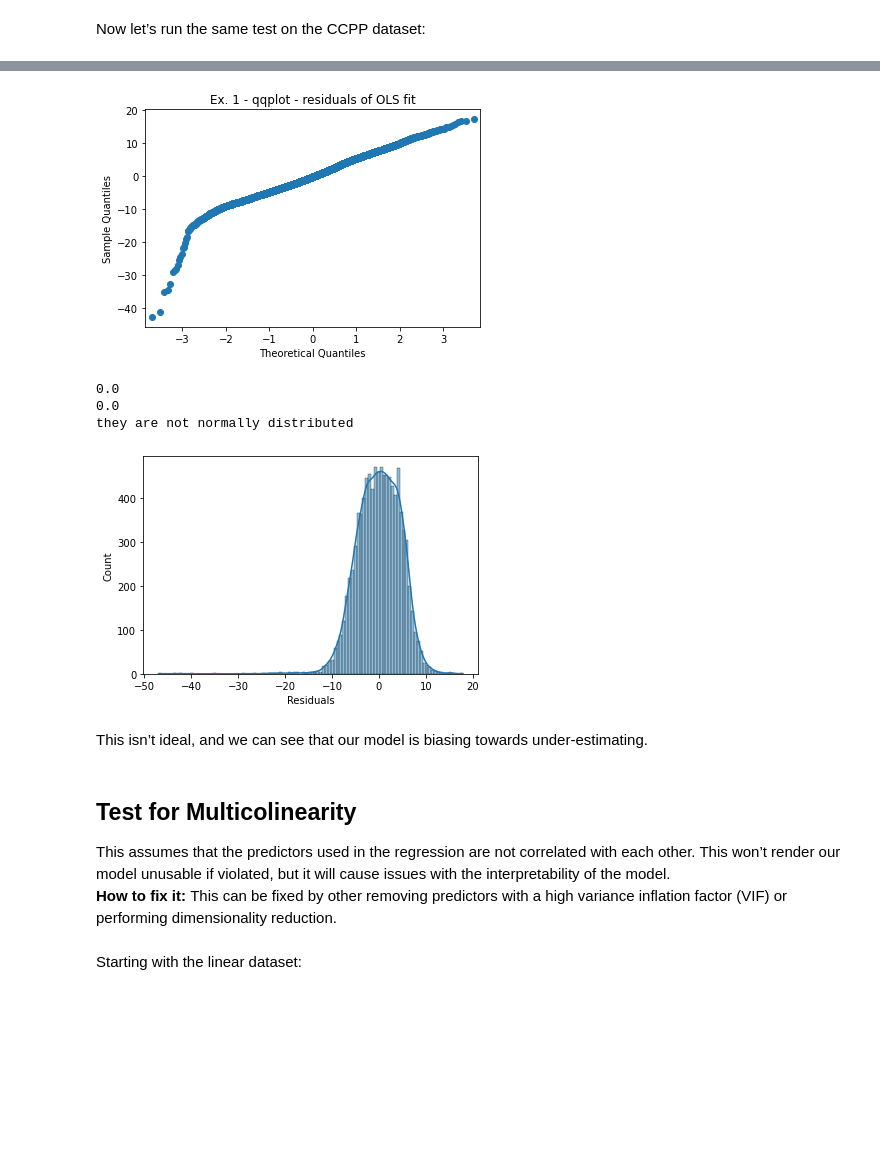
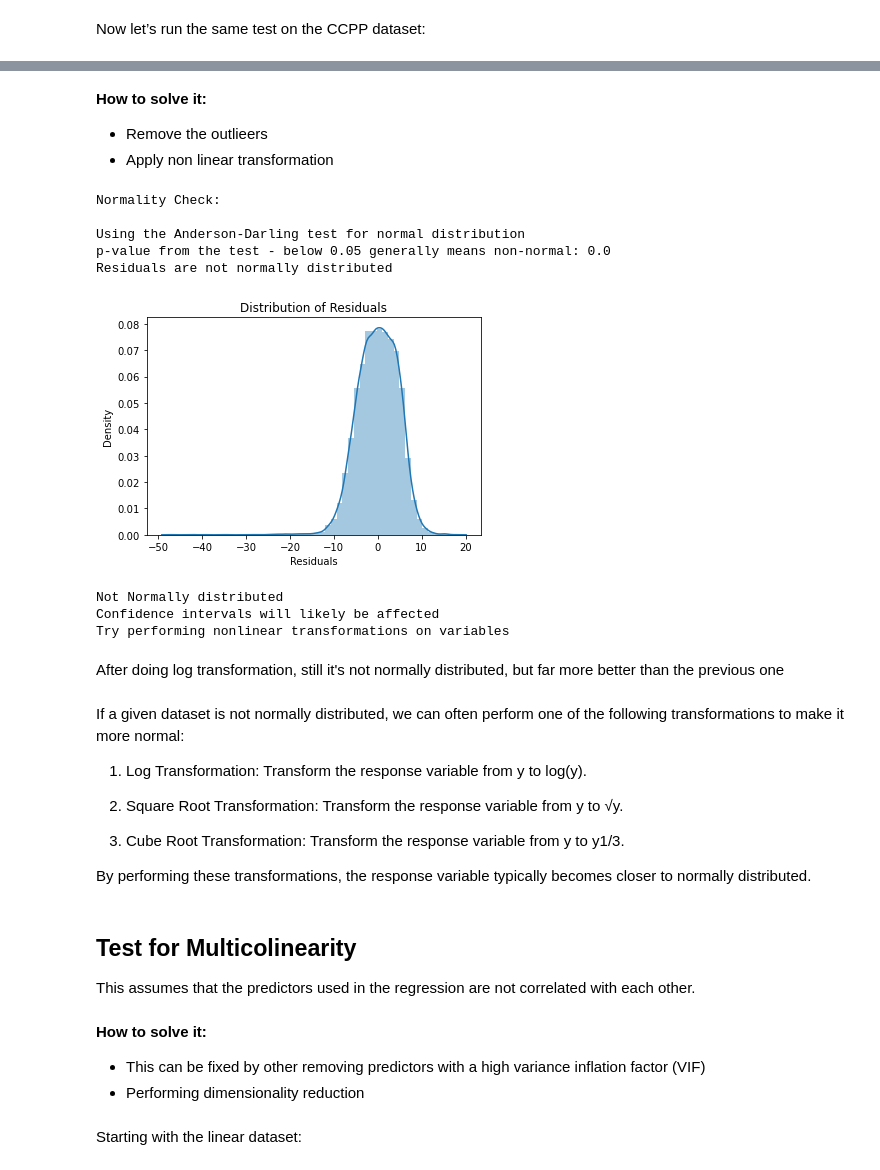
Before and after one commit to nafisa-samia/Using-Regression-Algorithm-Combined-Cycle-Power-Plant-Energy-Prediction, a Jupyter notebook: Combined_Cycle_Power_Plant_Regression.ipynb, the cells around one changed output, grey strips where cells are left out. Cells and saved outputs as stored; diff of their text form; code cells hidden in the pictures; blank space fills up the shorter version.

Commit message:
Assumptions of LR updated v3

```diff
--- a/Combined_Cycle_Power_Plant_Regression.ipynb
+++ b/Combined_Cycle_Power_Plant_Regression.ipynb
@@ -251,12 +347,7 @@ More specifically, this assumes that the error terms of the model are normally d
 # %%
 def normal_errors_assumption(model, features, label, p_value_thresh=0.05):
-    """
-    Normality: Assumes that the error terms are normally distributed. If they are not,
-    nonlinear transformations of variables may solve this.
 
-    This assumption being violated primarily causes issues with the confidence intervals
-    """
-    print('Normality: The error terms are normally distributed', '\n')
+    print('Normality Check:', '\n')
 
     # Calculating residuals for the Anderson-Darling test
     df_results = residual(model, features, label)
@@ -280,10 +371,9 @@ def normal_errors_assumption(model, features, label, p_value_thresh=0.05):
 
     print()
     if p_value > p_value_thresh:
-        print('Assumption satisfied')
+        print('Normally distributed')
     else:
-        print('Assumption not satisfied')
-        print()
+        print('Not Normally distributed')
         print('Confidence intervals will likely be affected')
         print('Try performing nonlinear transformations on variables')
 # %% [markdown]
@@ -354,31 +405,41 @@ Descriptive Statistics
-# %%
-model = sm.OLS(y, X)
-mod_fit = model.fit()
-res = mod_fit.resid # residuals
-pplot = sm.ProbPlot(res)
-fig = pplot.qqplot()
-h = plt.title("Ex. 1 - qqplot - residuals of OLS fit")
-plt.show()
-# %% [output]
-[figure, removed]
+# %% [markdown]
+**How to solve it:**
+- Remove the outlieers
+- Apply non linear transformation
 # %%
-from sklearn.preprocessing import FunctionTransformer
 transformer = FunctionTransformer(np.log1p)
 X=transformer.transform(X)
-lr_transform=LinearRegression()
+lr_transform = LinearRegression()
 lr_transform.fit(X,y)
-Normality_test(lr_transform,X,y)
+normal_errors_assumption(lr_transform,X,y)
 # %% [output]
-0.0
-0.0
-they are not normally distributed
+Normality Check:
+
+Using the Anderson-Darling test for normal distribution
+p-value from the test - below 0.05 generally means non-normal: 0.0
+Residuals are not normally distributed
-[figure, old version]
+[figure, new version]
+Not Normally distributed
+Confidence intervals will likely be affected
+Try performing nonlinear transformations on variables
 # %% [markdown]
-This isn’t ideal, and we can see that our model is biasing towards under-estimating.
+After doing log transformation, still it's not normally distributed, but far more better than the previous one
+# %% [markdown]
+If a given dataset is not normally distributed, we can often perform one of the following transformations to make it more normal:
+
+1. Log Transformation: Transform the response variable from y to log(y).
+
+2. Square Root Transformation: Transform the response variable from y to √y.
+
+3. Cube Root Transformation: Transform the response variable from y to y1/3.
+
+By performing these transformations, the response variable typically becomes closer to normally distributed.
 # %% [markdown]
 ## Test for Multicolinearity
-This assumes that the predictors used in the regression are not correlated with each other. This won’t render our model unusable if violated, but it will cause issues with the interpretability of the model.
-<br>
-<b>How to fix it: </b>This can be fixed by other removing predictors with a high variance inflation factor (VIF) or performing dimensionality reduction.
+This assumes that the predictors used in the regression are not correlated with each other.
+<br><br>
+<b>How to solve it: </b>
+- This can be fixed by other removing predictors with a high variance inflation factor (VIF)
+- Performing dimensionality reduction
 # %%
 def multicollinearity_assumption(model, features, label, feature_names=None):
```
Also changed, not shown: parts of 86 cells of this notebook.
